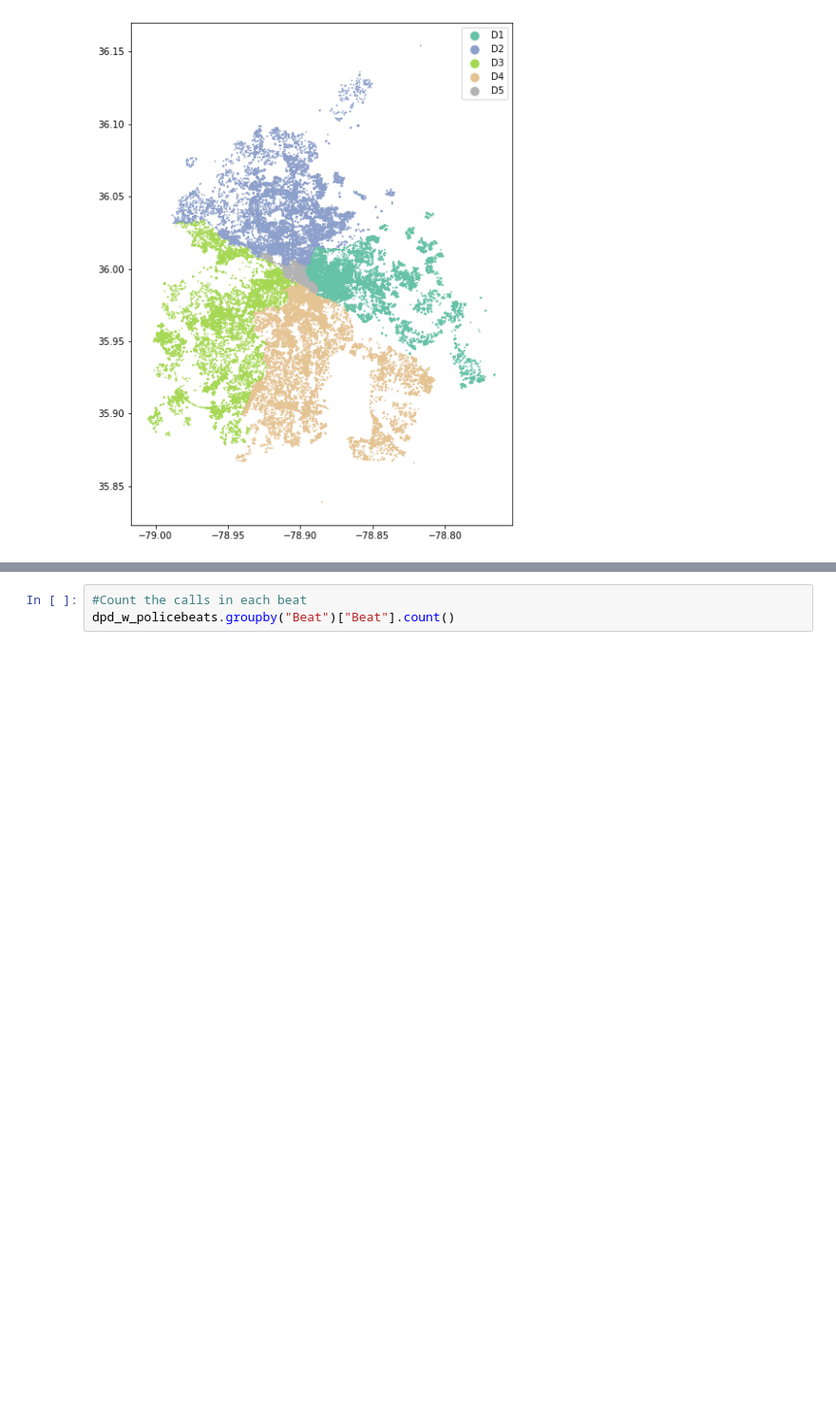
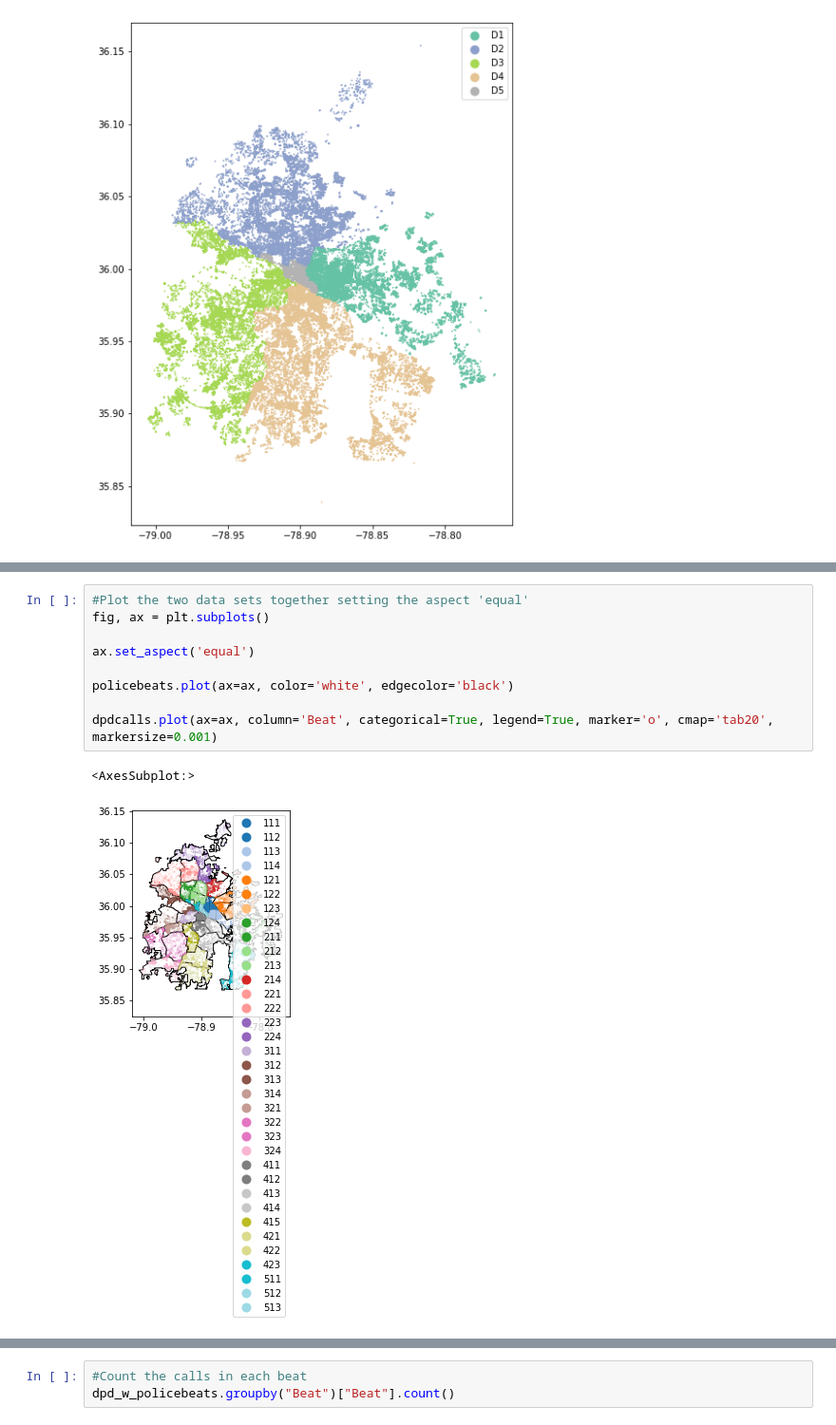
Before and after one commit to sadiesheridan/dataplus-project27-community-safety-durham, a Jupyter notebook: 10_code/EDA.ipynb, the cells around one changed output, grey strips where cells are left out. Shown at 95% size. Drawn from its saved outputs; the diff is of its cells as text; blank space fills up the shorter version.

```diff
--- a/10_code/EDA.ipynb
+++ b/10_code/EDA.ipynb
@@ -280,3 +292,15 @@ dpdcalls.plot(column='District',
+# %%
+#Plot the two data sets together setting the aspect 'equal'
+fig, ax = plt.subplots()
+
+ax.set_aspect('equal')
+
+policebeats.plot(ax=ax, color='white', edgecolor='black')
+
+dpdcalls.plot(ax=ax, column='Beat', categorical=True, legend=True, marker='o', cmap='tab20', markersize=0.001)
+# %% [output]
+<AxesSubplot:>
+[figure, added]
 # %%
 #Plot the two data sets together
 dpdcalls.plot(column='Beat',
```
Also changed, not shown: parts of 2 cells of this notebook.
